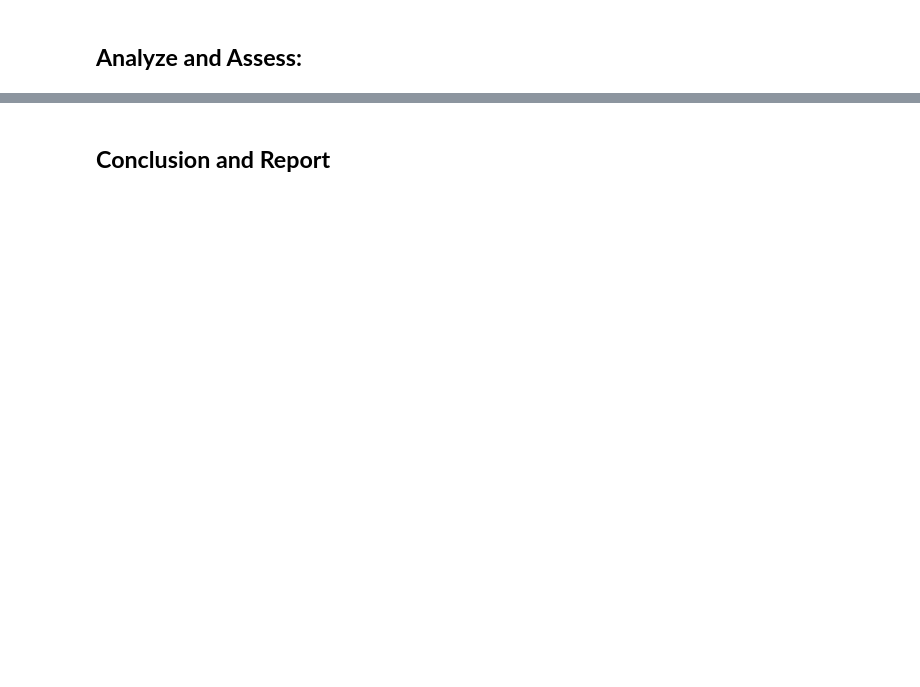
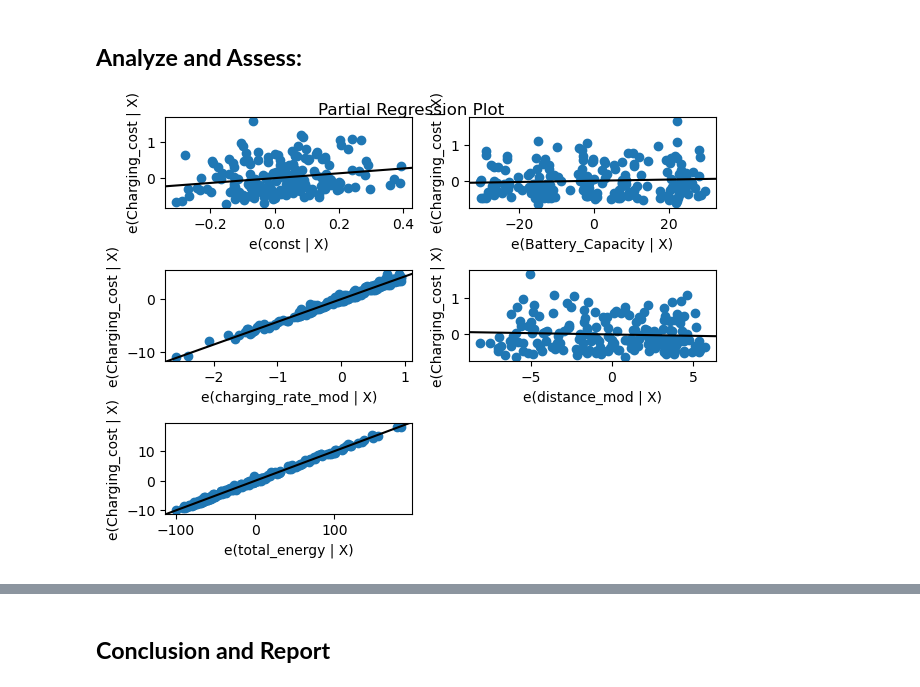
Before and after one commit to JustinTrenchcoat/MATH360_MA_3, a Jupyter notebook: MA3.ipynb, the cells around one changed output, grey strips where cells are left out. Cells and saved outputs as stored; diff of their text form; code cells hidden in the pictures; blank space fills up the shorter version.

```diff
--- a/MA3.ipynb
+++ b/MA3.ipynb
@@ -99,3 +99,23 @@ Notes:
 [1] Standard Errors assume that the covariance matrix of the errors is correctly specified.
 # %% [markdown]
 ## **Analyze and Assess:**
+# %%
+# #Assumption: average value of the error is zero.
+# sm.graphics.plot_regress_exog(reg_1,"Battery_Capacity")
+# plt.show()
+
+# sm.graphics.plot_regress_exog(reg_1,"charging_rate_mod")
+# plt.show()
+
+# sm.graphics.plot_regress_exog(reg_1,"distance_mod")
+# plt.show()
+
+# sm.graphics.plot_regress_exog(reg_1,"total_energy")
+# plt.show()
+## can just have all the partial regression plots together using:
+## partial regression plots
+# we want to see linear trend
+sm.graphics.plot_partregress_grid(reg_1)
+plt.show()
+# %% [output]
+[figure, added]
```
Also changed, not shown: parts of 3 cells of this notebook.
